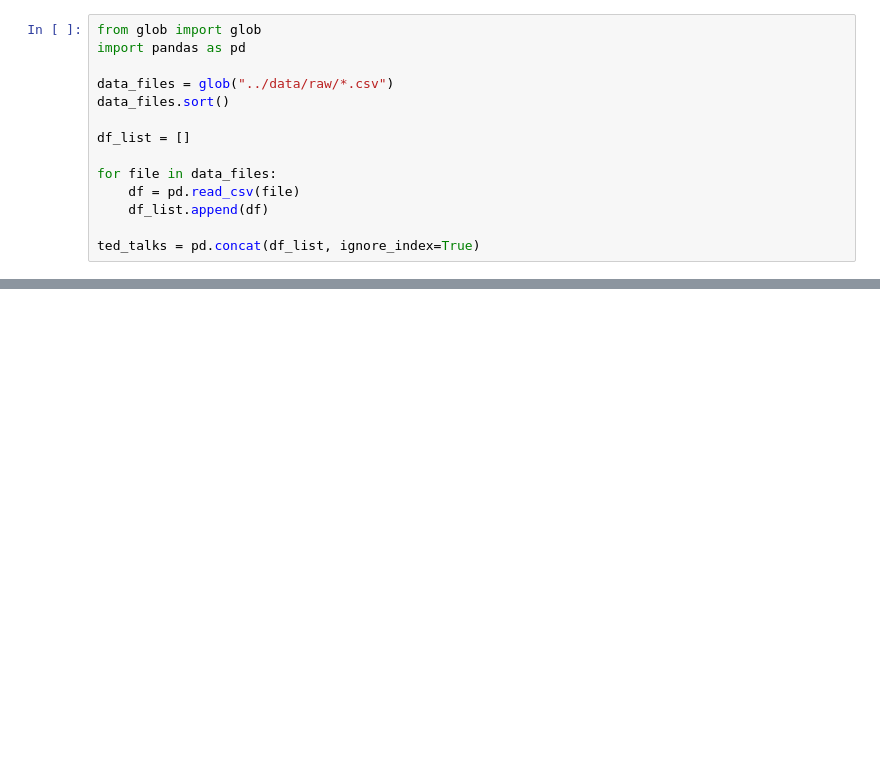
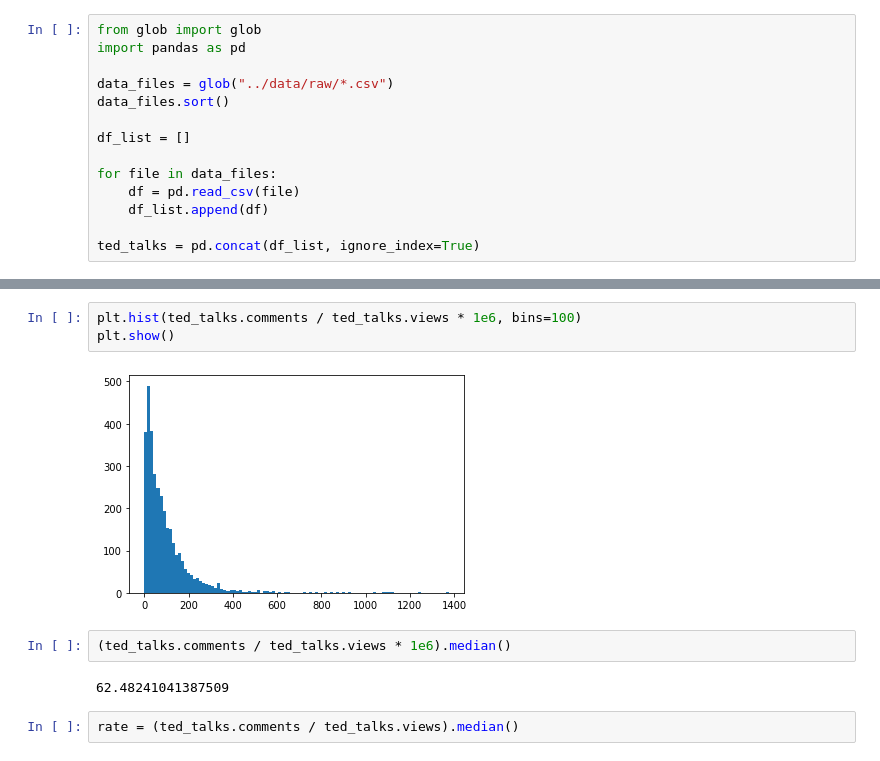
Before and after one commit to VictorTaillieu/TED-talks-analysis, a Jupyter notebook: notebooks/preprocessing.ipynb, the cells around one changed output, grey strips where cells are left out. Drawn from its saved outputs; the diff is of its cells as text; blank space fills up the shorter version.

```diff
--- a/notebooks/preprocessing.ipynb
+++ b/notebooks/preprocessing.ipynb
@@ -45,0 +293,11 @@ ted_talks.describe()
+# %%
+plt.hist(ted_talks.comments / ted_talks.views * 1e6, bins=100)
+plt.show()
+# %% [output]
+[figure, added]
+# %%
+(ted_talks.comments / ted_talks.views * 1e6).median()
+# %% [output]
+62.48241041387509
+# %%
+rate = (ted_talks.comments / ted_talks.views).median()
```
Also changed, not shown: parts of 33 cells of this notebook, 1 other file.
